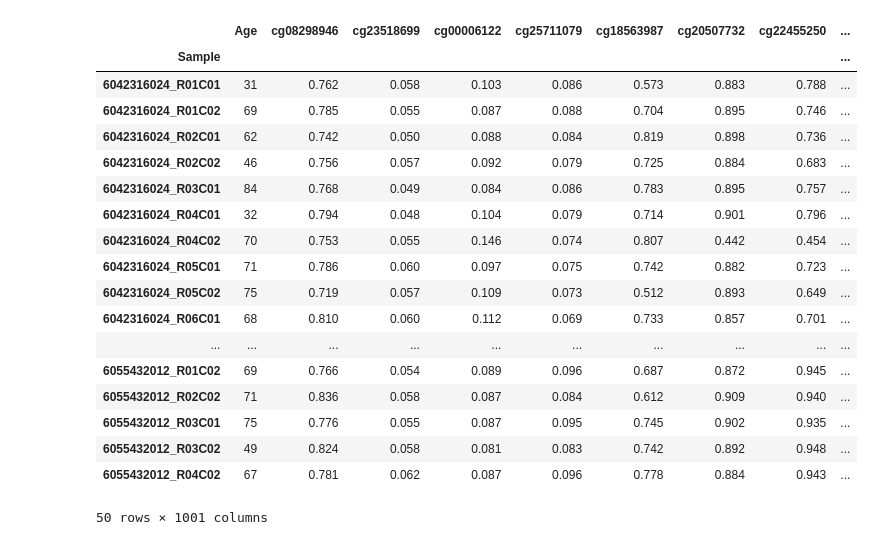
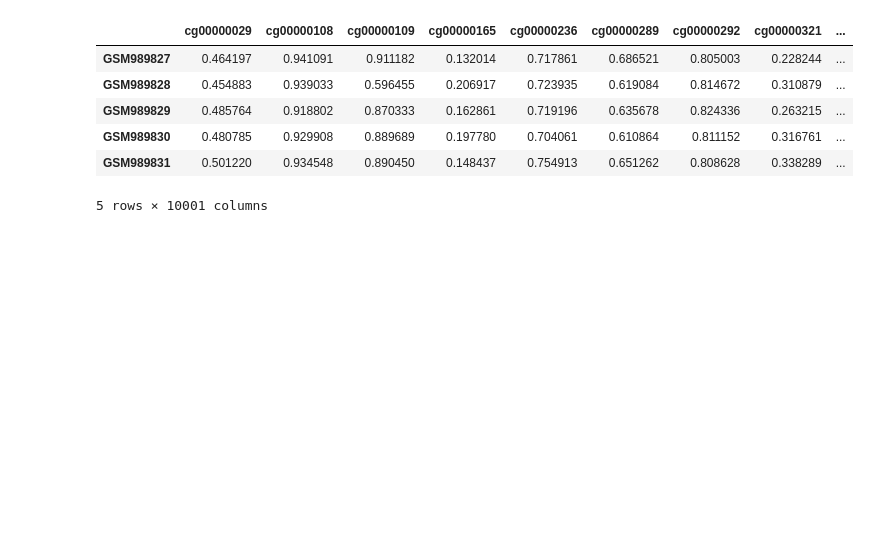
Before and after one commit to BioTransAI/pathwayAge, a Jupyter notebook: 1-PahtwayAge Model/QuickStart.ipynb, the cells around one changed output. Cells and saved outputs as stored; diff of their text form; code cells hidden in the pictures; blank space fills up the shorter version.

Commit message:
online test

```diff
--- a/1-PahtwayAge Model/QuickStart.ipynb
+++ b/1-PahtwayAge Model/QuickStart.ipynb
@@ -1,39 +1,26 @@
 # %%
 # to test pathwayAge
 from A06pathwayAge import pathwayAge
 import pandas as pd
 import time
 
 # methylData and resultName are positional arguments
 # methylData: pd.DataFrame,
 # resultName: str,
-resultName = "test"
-methylData = "./Demo Meta Data/methlyData.csv"
-covariateData =  "./Demo Meta Data/covariateData.csv"
-methylData = pd.read_csv(methylData, index_col="CpG")
-methylData = methylData.T
-covariateData = pd.read_csv(covariateData, index_col ="Sample")
+resultName = "Demo"
+
+methylDataAge = "../Demo Meta Data/methlyData.pickle"
+covariateData =  "../Demo Meta Data/covariateData.pickle"
+methylDataAge = pd.read_pickle(methylDataAge)
+covariateData = pd.read_pickle(covariateData)
 age = covariateData[["Age"]]
-methylDataAge = age.join(methylData.iloc[:50,:1000]).dropna()
-methylDataAge
+methylDataAge.head()
 # %% [output]
-|  | Age | cg08298946 | cg23518699 | cg00006122 | cg25711079 | cg18563987 | cg20507732 | cg22455250 | ... |
-| Sample |  |  |  |  |  |  |  |  | ... |
-| 6042316024_R01C01 | 31 | 0.762 | 0.058 | 0.103 | 0.086 | 0.573 | 0.883 | 0.788 | ... |
-| 6042316024_R01C02 | 69 | 0.785 | 0.055 | 0.087 | 0.088 | 0.704 | 0.895 | 0.746 | ... |
-| 6042316024_R02C01 | 62 | 0.742 | 0.050 | 0.088 | 0.084 | 0.819 | 0.898 | 0.736 | ... |
-| 6042316024_R02C02 | 46 | 0.756 | 0.057 | 0.092 | 0.079 | 0.725 | 0.884 | 0.683 | ... |
-| 6042316024_R03C01 | 84 | 0.768 | 0.049 | 0.084 | 0.086 | 0.783 | 0.895 | 0.757 | ... |
-| 6042316024_R04C01 | 32 | 0.794 | 0.048 | 0.104 | 0.079 | 0.714 | 0.901 | 0.796 | ... |
-| 6042316024_R04C02 | 70 | 0.753 | 0.055 | 0.146 | 0.074 | 0.807 | 0.442 | 0.454 | ... |
-| 6042316024_R05C01 | 71 | 0.786 | 0.060 | 0.097 | 0.075 | 0.742 | 0.882 | 0.723 | ... |
-| 6042316024_R05C02 | 75 | 0.719 | 0.057 | 0.109 | 0.073 | 0.512 | 0.893 | 0.649 | ... |
-| 6042316024_R06C01 | 68 | 0.810 | 0.060 | 0.112 | 0.069 | 0.733 | 0.857 | 0.701 | ... |
-| ... | ... | ... | ... | ... | ... | ... | ... | ... | ... |
-| 6055432012_R01C02 | 69 | 0.766 | 0.054 | 0.089 | 0.096 | 0.687 | 0.872 | 0.945 | ... |
-| 6055432012_R02C02 | 71 | 0.836 | 0.058 | 0.087 | 0.084 | 0.612 | 0.909 | 0.940 | ... |
-| 6055432012_R03C01 | 75 | 0.776 | 0.055 | 0.087 | 0.095 | 0.745 | 0.902 | 0.935 | ... |
-| 6055432012_R03C02 | 49 | 0.824 | 0.058 | 0.081 | 0.083 | 0.742 | 0.892 | 0.948 | ... |
-| 6055432012_R04C02 | 67 | 0.781 | 0.062 | 0.087 | 0.096 | 0.778 | 0.884 | 0.943 | ... |
+|  | cg00000029 | cg00000108 | cg00000109 | cg00000165 | cg00000236 | cg00000289 | cg00000292 | cg00000321 | ... |
+| GSM989827 | 0.464197 | 0.941091 | 0.911182 | 0.132014 | 0.717861 | 0.686521 | 0.805003 | 0.228244 | ... |
+| GSM989828 | 0.454883 | 0.939033 | 0.596455 | 0.206917 | 0.723935 | 0.619084 | 0.814672 | 0.310879 | ... |
+| GSM989829 | 0.485764 | 0.918802 | 0.870333 | 0.162861 | 0.719196 | 0.635678 | 0.824336 | 0.263215 | ... |
+| GSM989830 | 0.480785 | 0.929908 | 0.889689 | 0.197780 | 0.704061 | 0.610864 | 0.811152 | 0.316761 | ... |
+| GSM989831 | 0.501220 | 0.934548 | 0.890450 | 0.148437 | 0.754913 | 0.651262 | 0.808628 | 0.338289 | ... |
-50 rows × 1001 columns
+5 rows × 10001 columns
 # %%
```
Also changed, not shown: parts of 4 cells of this notebook, 17 other files.
